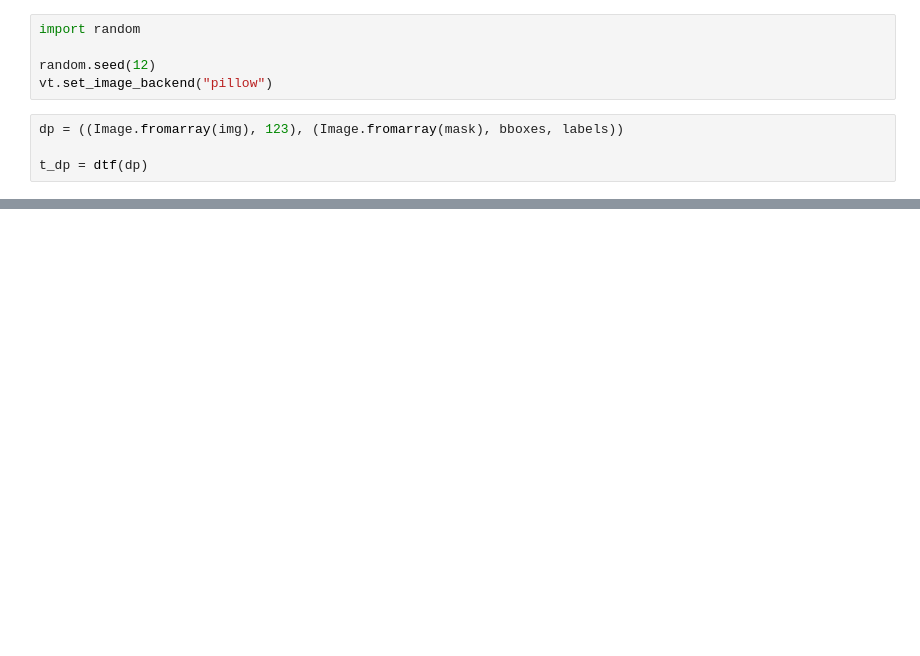
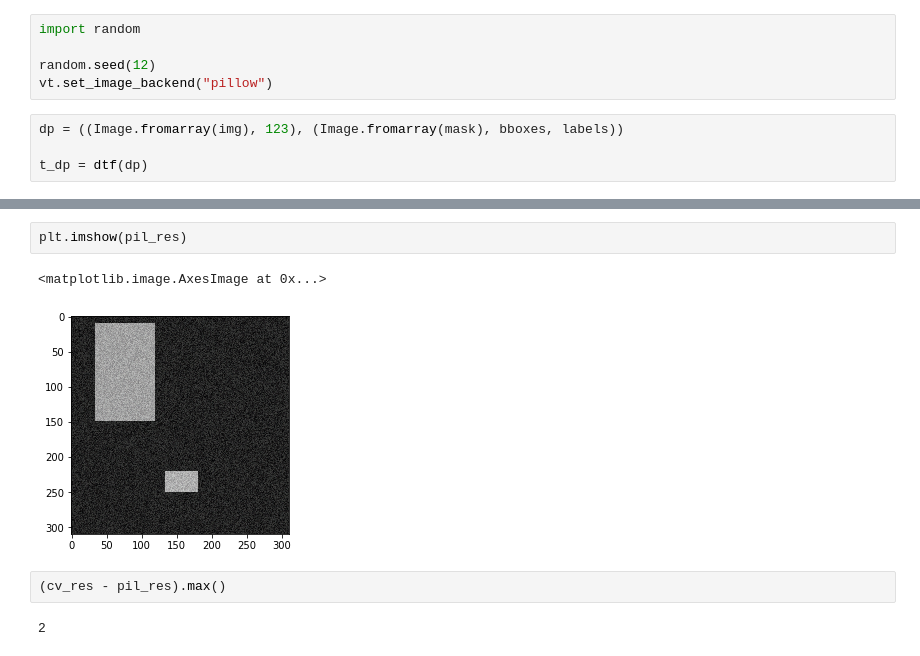
Before and after one commit to vfdev-5/VisionTransforms, a Jupyter notebook: examples/basic.ipynb, the cells around one changed output, grey strips where cells are left out. Drawn from its saved outputs; the diff is of its cells as text; blank space fills up the shorter version.

```diff
--- a/examples/basic.ipynb
+++ b/examples/basic.ipynb
@@ -136,0 +238,9 @@ plt.imshow(rimg)
+# %%
+plt.imshow(pil_res)
+# %% [output]
+<matplotlib.image.AxesImage at 0x...>
+[figure, added]
+# %%
+(cv_res - pil_res).max()
+# %% [output]
+2
```
Also changed, not shown: parts of 17 cells of this notebook, 15 other files.
